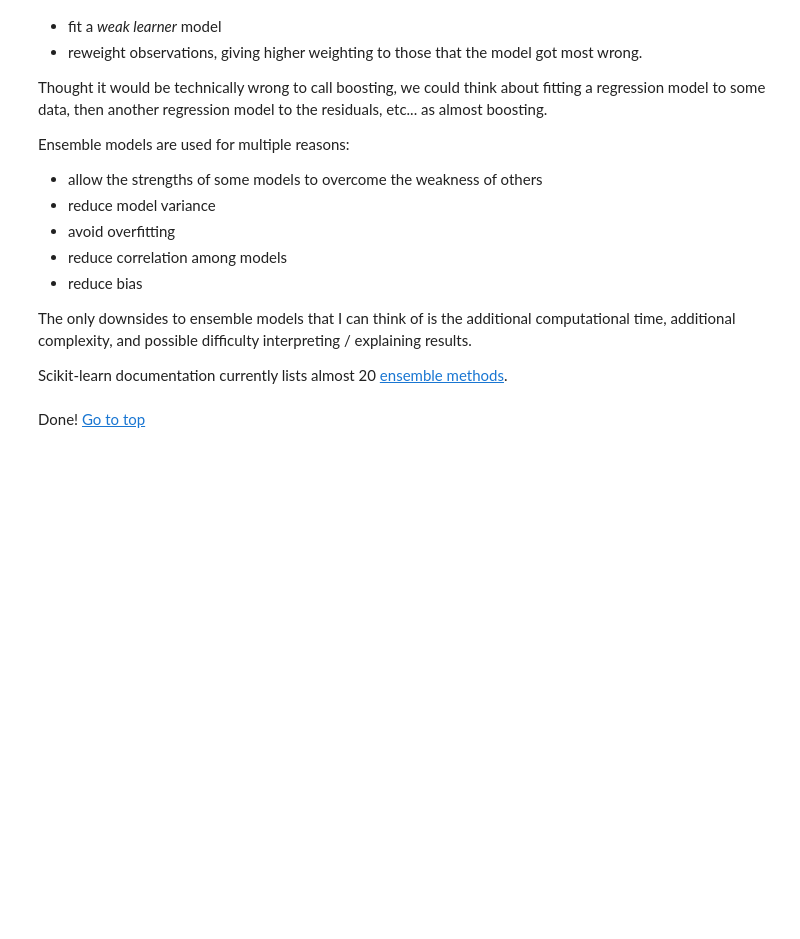
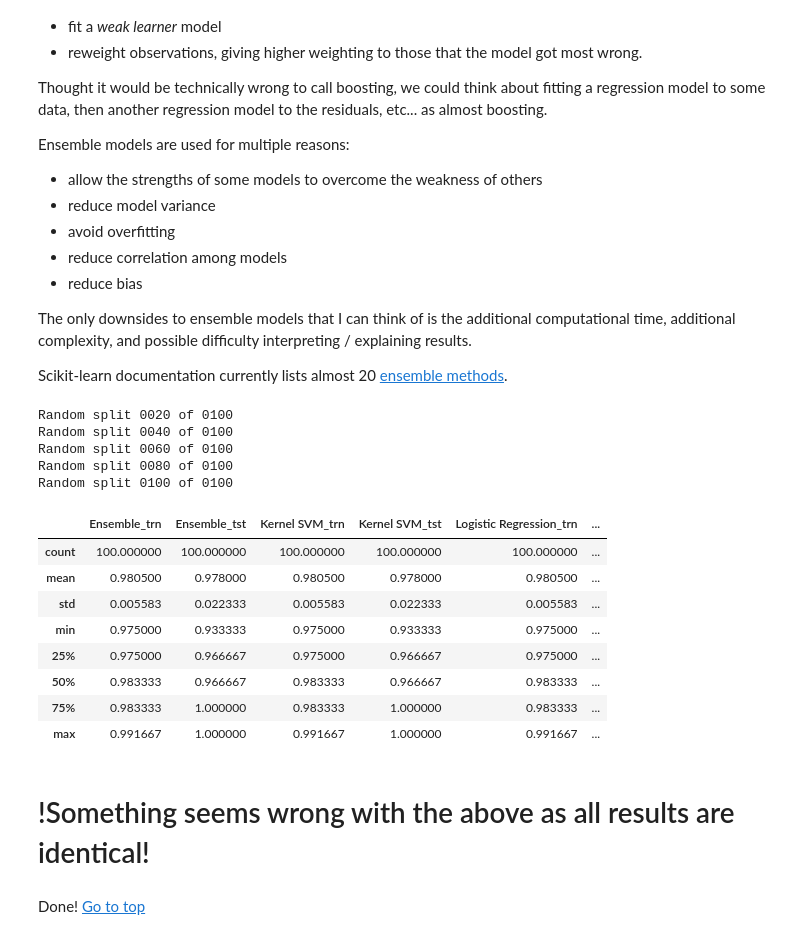
Before and after one commit to ahowe42/MachineLearningKernelsDemo, a Jupyter notebook: MachineLearningKernelsDemo.ipynb, the cells around one changed output. Drawn from its saved outputs; the diff is of its cells as text; code cells hidden in the pictures; blank space fills up the shorter version.

Commit message:
Added Voting Classifier example.

```diff
--- a/MachineLearningKernelsDemo.ipynb
+++ b/MachineLearningKernelsDemo.ipynb
@@ -519,8 +519,8 @@ labl = irisData.Class.values
 
 # set up the randomized cross-validator
 splits = 100
-test_size = 0.20
-crossVal = StratifiedShuffleSplit(splits, test_size = 0.2, random_state=42)
+testSize = 0.20
+crossVal = StratifiedShuffleSplit(splits, test_size=testSize, random_state=42)
 
 # perform the cross-validation model evaluation; if I only wanted the test score, could have used
 # the cross_val_score object, but then the 4 kernels would not be evaluated on the same dataset each
@@ -903,3 +901,58 @@ Scikit-learn documentation currently lists almost 20 [ensemble methods](https://
+# %%
+''' demonstrate voting classifier '''
+# component models
+LGRG = LogisticRegression(multi_class='ovr', max_iter=500, n_jobs=-1, random_state=42)
+KSVM = SVC(kernel=GSC.best_params_['kernel'], degree=GSC.best_params_['degree'],
+           gamma=GSC.best_params_['gamma'], coef0=GSC.best_params_['coef0'], random_state=42)
+
+# setup the voting classifier
+vot = 'hard' # hard = uses predicted class labels for majority voting; soft = uses predicted probabilities
+votClas = VotingClassifier(estimators=[('Logistic Regression', LGRG), ('Kernel SVM', KSVM)], n_jobs=-1)
+
+# perform the cross-validation model evaluation
+crossValScores = np.zeros((2, splits, 3),dtype=float)
+talkFreq = int(0.2*splits)
+for i,(trn,tst) in enumerate(crossVal.split(data, labl)):
+    # talk
+    if (i+1) % talkFreq == 0:
+        print('Random split %04d of %04d'%(i+1,splits))
+    # get the training / testing data
+    trnData = data[trn]; trnLabl = labl[trn]
+    tstData = data[tst]; tstLabl = labl[tst]
+    # fit & score
+    votClas.fit(X=data, y=labl)
+    crossValScores[0,i,0] = votClas.score(X=trnData, y=trnLabl)
+    crossValScores[1,i,0] = votClas.score(X=tstData, y=tstLabl)
+    # do the same for the component models
+    crossValScores[0,i,1] = votClas.named_estimators_['Logistic Regression'].score(X=trnData, y=trnLabl)
+    crossValScores[1,i,1] = votClas.named_estimators_['Logistic Regression'].score(X=tstData, y=tstLabl)
+    crossValScores[0,i,2] = votClas.named_estimators_['Kernel SVM'].score(X=trnData, y=trnLabl)
+    crossValScores[1,i,2] = votClas.named_estimators_['Kernel SVM'].score(X=tstData, y=tstLabl)
+
+
+# summarize & talk
+models = ['Ensemble','Logistic Regression', 'Kernel SVM']
+trnScores = pd.DataFrame(data=crossValScores[0,:,:], columns=models)
+tstScores = pd.DataFrame(data=crossValScores[1,:,:], columns=models)
+scores = trnScores.join(tstScores, how='inner', lsuffix='_trn', rsuffix='_tst').sort_index(axis=1)
+display(scores.describe())
+# %% [output]
+Random split 0020 of 0100
+Random split 0040 of 0100
+Random split 0060 of 0100
+Random split 0080 of 0100
+Random split 0100 of 0100
+|  | Ensemble_trn | Ensemble_tst | Kernel SVM_trn | Kernel SVM_tst | Logistic Regression_trn | ... |
+| count | 100.000000 | 100.000000 | 100.000000 | 100.000000 | 100.000000 | ... |
+| mean | 0.980500 | 0.978000 | 0.980500 | 0.978000 | 0.980500 | ... |
+| std | 0.005583 | 0.022333 | 0.005583 | 0.022333 | 0.005583 | ... |
+| min | 0.975000 | 0.933333 | 0.975000 | 0.933333 | 0.975000 | ... |
+| 25% | 0.975000 | 0.966667 | 0.975000 | 0.966667 | 0.975000 | ... |
+| 50% | 0.983333 | 0.966667 | 0.983333 | 0.966667 | 0.983333 | ... |
+| 75% | 0.983333 | 1.000000 | 0.983333 | 1.000000 | 0.983333 | ... |
+| max | 0.991667 | 1.000000 | 0.991667 | 1.000000 | 0.991667 | ... |
+# %% [markdown]
+# !Something seems wrong with the above as all results are identical!
 # %%
 ''' demonstrate stacking classifier '''
 # %%
```
Also changed, not shown: parts of 1 cell of this notebook.
